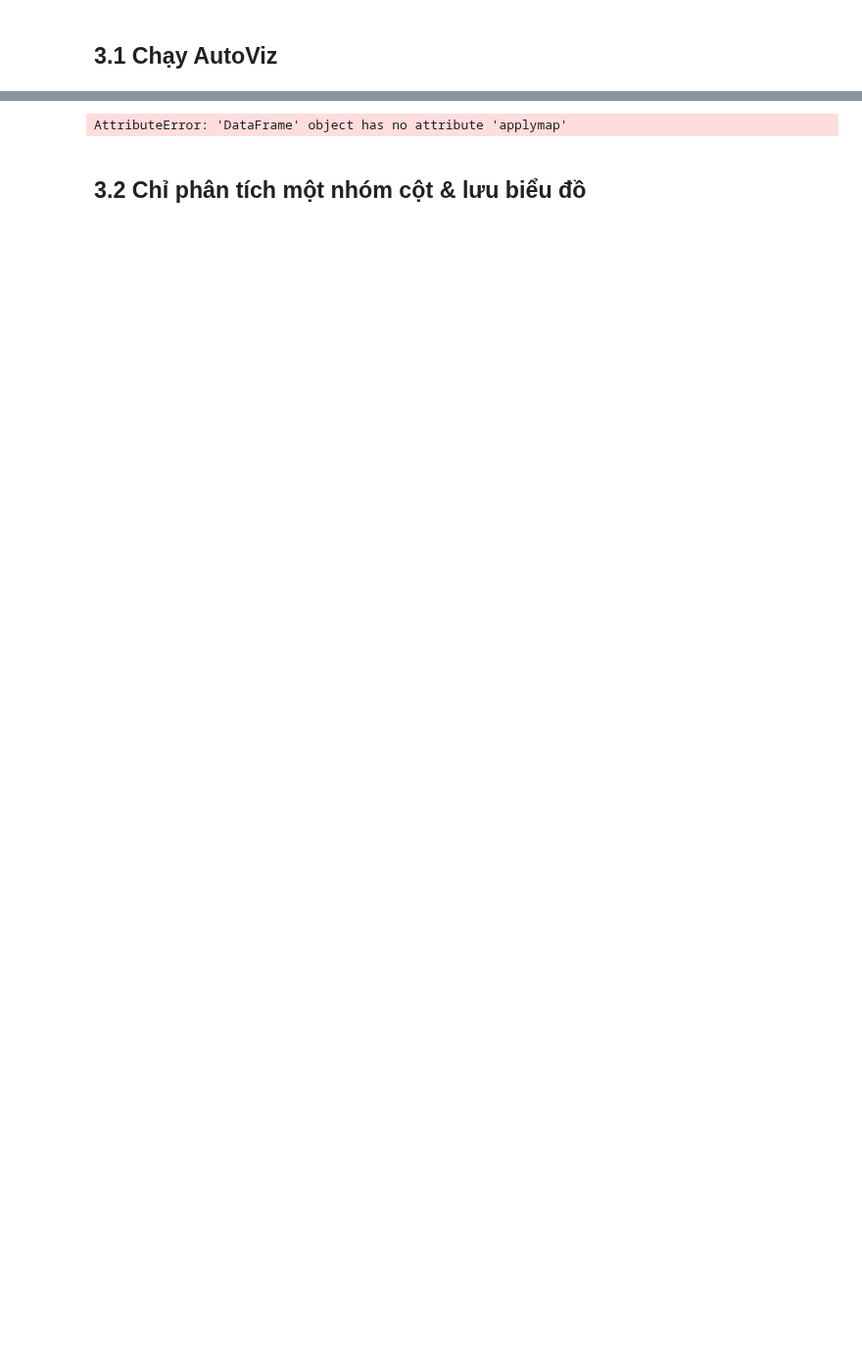
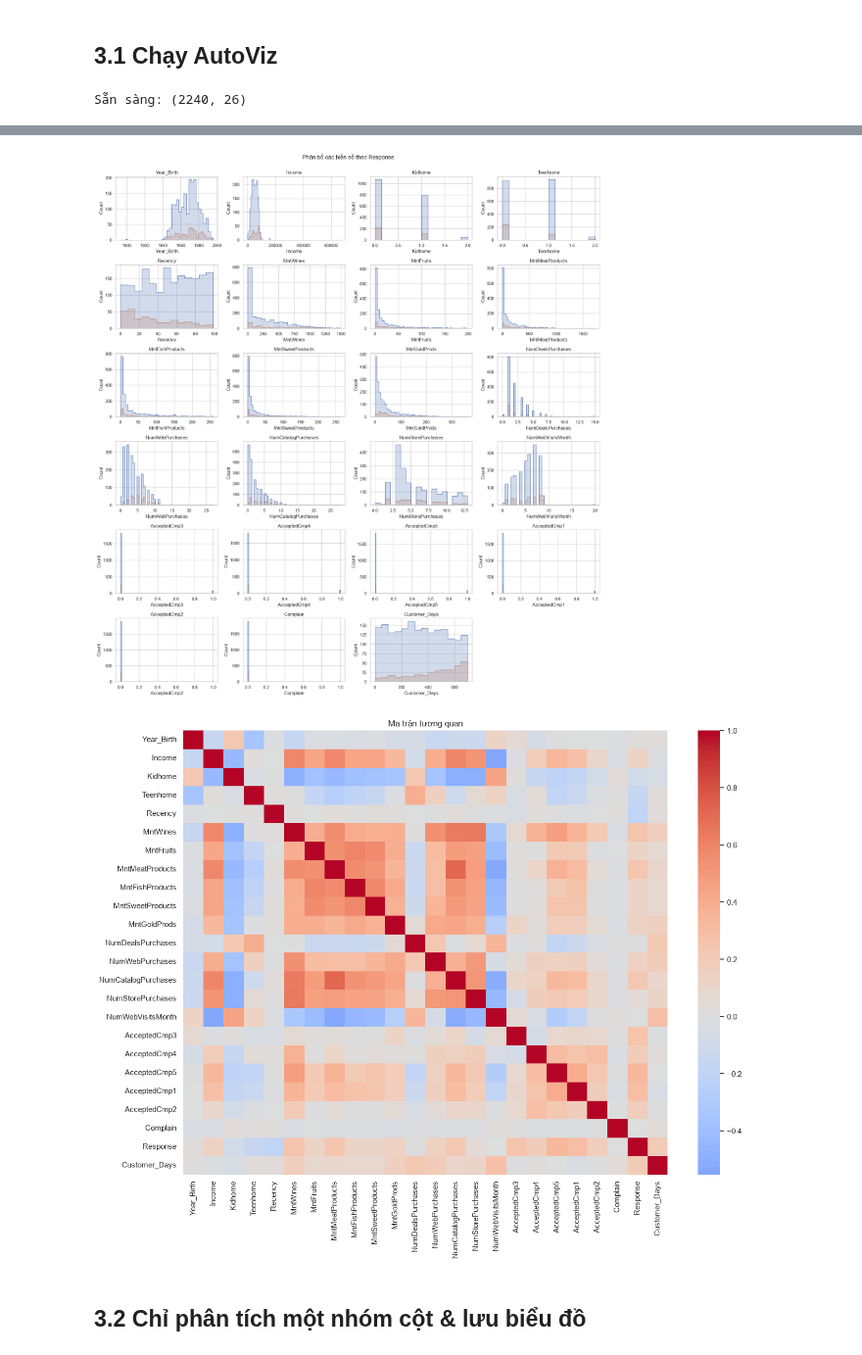
Before and after one commit to thaitran14072006/SGU26_Group09_Machine_Learning, a Jupyter notebook: Tuan07/Lab05/Th02.ipynb, the cells around one changed output, grey strips where cells are left out. Shown at 98% size. Saved outputs shown, nothing was run; the diff lists cells and outputs as text; code cells hidden in the pictures; blank space fills up the shorter version.

```diff
--- a/Tuan07/Lab05/Th02.ipynb
+++ b/Tuan07/Lab05/Th02.ipynb
@@ -592,11 +583,25 @@ Cài đặt: `pip install autoviz`
 # %%
-mk = pd.read_csv(find_file("marketing_campaign.csv"), sep="\t")
+import os
+import numpy as np
+import pandas as pd
+import matplotlib.pyplot as plt
+import seaborn as sns
+import warnings
+warnings.filterwarnings("ignore")
+import random
+SEED = 42
+random.seed(SEED)
+np.random.seed(SEED)
+os.environ["PYTHONHASHSEED"] = str(SEED)
+
+mk_path = os.path.join("data", "marketing_campaign.csv")   # file nằm trong thư mục data/
+mk = pd.read_csv(mk_path, sep="\t")
 if mk.shape[1] == 1:
-    mk = pd.read_csv(find_file("marketing_campaign.csv"), sep=";")
+    mk = pd.read_csv(mk_path, sep=";")
 mk["Dt_Customer"] = pd.to_datetime(mk["Dt_Customer"], dayfirst=True, errors="coerce")
 print(mk.shape)
+print("Giá trị thiếu:", mk.isnull().sum()[mk.isnull().sum() > 0].to_dict())   # Income thiếu 24 dòng
 mk.head()
-print("Giá trị thiếu:", mk.isnull().sum()[mk.isnull().sum() > 0].to_dict())   # Income thiếu 24 dòng
 # %% [output]
 (2240, 29)
 Giá trị thiếu: {'Income': 24}
@@ -603,16 +614,45 @@ Giá trị thiếu: {'Income': 24}
 # %% [markdown]
 ## 3.1 Chạy AutoViz
+# %%
+# Chuẩn bị dữ liệu cho AutoViz: bỏ ID, 2 cột hằng số (Z_*), đổi ngày thành số ngày làm khách hàng
+mk_av = mk.drop(columns=["ID", "Z_CostContact", "Z_Revenue"]).copy()
+mk_av["Customer_Days"] = (mk["Dt_Customer"].max() - mk["Dt_Customer"]).dt.days
+mk_av = mk_av.drop(columns=["Dt_Customer"])
+
+def quick_eda(df, target="Response"):
+    """EDA dự phòng bằng seaborn khi AutoViz không chạy được."""
+    num = df.select_dtypes("number").columns.drop(target, errors="ignore")
+    n = len(num); ncol = 4; nrow = int(np.ceil(n / ncol))
+    fig, axes = plt.subplots(nrow, ncol, figsize=(18, 3.2 * nrow))
+    for ax, c in zip(axes.ravel(), num):
+        sns.histplot(data=df, x=c, hue=target, element="step", ax=ax, legend=False)
+        ax.set_title(c)
+    for ax in axes.ravel()[n:]:
+        ax.axis("off")
+    plt.suptitle("Phân bố các biến số theo Response", y=1.0); plt.tight_layout(); plt.show()
+    plt.figure(figsize=(14, 11))
+    sns.heatmap(df.select_dtypes("number").corr(), cmap="coolwarm", center=0)
+    plt.title("Ma trận tương quan"); plt.tight_layout(); plt.show()
+
+print("Sẵn sàng:", mk_av.shape)
+# %% [output]
+Sẵn sàng: (2240, 26)
 # %%
-from autoviz.AutoViz_Class import AutoViz_Class
-
-AV = AutoViz_Class()
-report = AV.AutoViz(
-    filename="",          # để trống vì truyền trực tiếp DataFrame
-    dfte=mk,
-    depVar="Response",    # biến mục tiêu (có thể để "" nếu không cần)
-    verbose=1,            # 0: ít thông tin, 1: đầy đủ biểu đồ, 2: lưu biểu đồ vào file
-    chart_format="png",   # 'png', 'svg', 'html', 'bokeh'
-    max_rows_analyzed=150000,
-    max_cols_analyzed=30,
-)
+try:
+    from autoviz.AutoViz_Class import AutoViz_Class
+    AV = AutoViz_Class()
+    report = AV.AutoViz(
+        filename="",          # để trống vì truyền trực tiếp DataFrame
+        dfte=mk_av,
+        depVar="Response",    # biến mục tiêu (có thể để "" nếu không cần)
+        verbose=1,            # 0: ít thông tin, 1: đầy đủ biểu đồ, 2: lưu biểu đồ vào file
+        chart_format="png",   # 'png', 'svg', 'html', 'bokeh'
+        max_rows_analyzed=150000,
+        max_cols_analyzed=30,
+    )
+except Exception as e:
+    AV = None
+    print(f"AutoViz không chạy được ({type(e).__name__}: {str(e)[:300]})")
+    print("-> Chạy EDA dự phòng bằng seaborn (xem lại: pip install autoviz, dùng Python 3.10-3.12 nếu lỗi tương thích):")
+    quick_eda(mk_av)
 # %% [output]
@@ -636,4 +676,5 @@ No of columns classified 22 does not match 25 total cols. Continuing...
-AttributeError: 'DataFrame' object has no attribute 'applymap'
+[figure, added]
+[figure, added]
 # %% [markdown]
 ## 3.2 Chỉ phân tích một nhóm cột & lưu biểu đồ
 # %%
```
Also changed, not shown: parts of 15 cells of this notebook, 2 other files.
